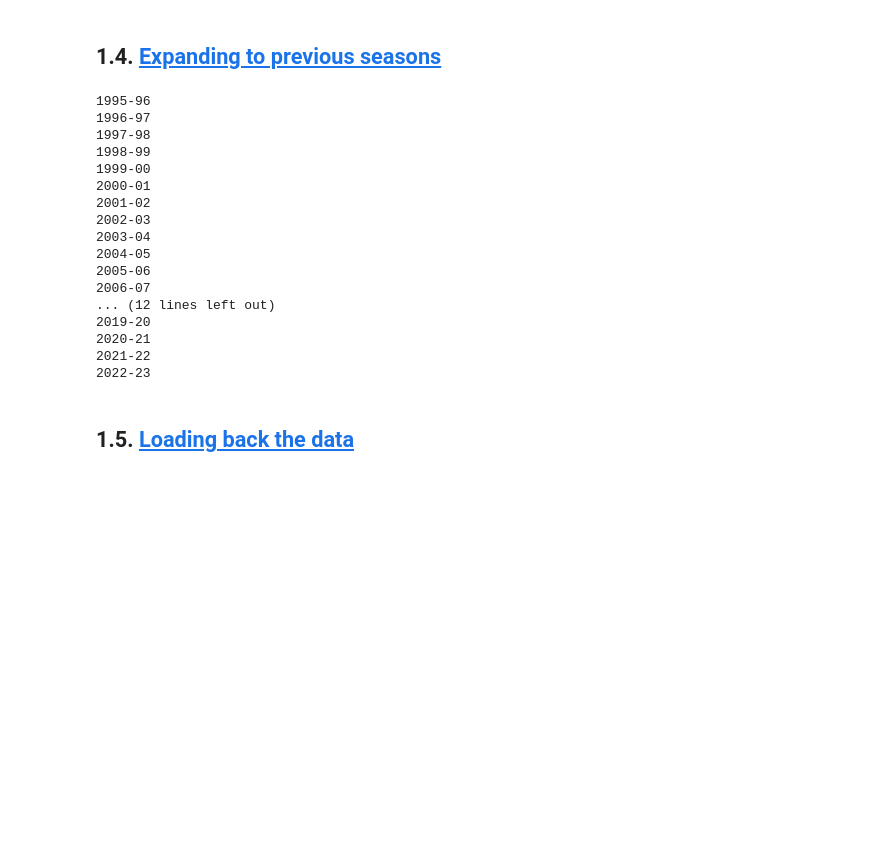
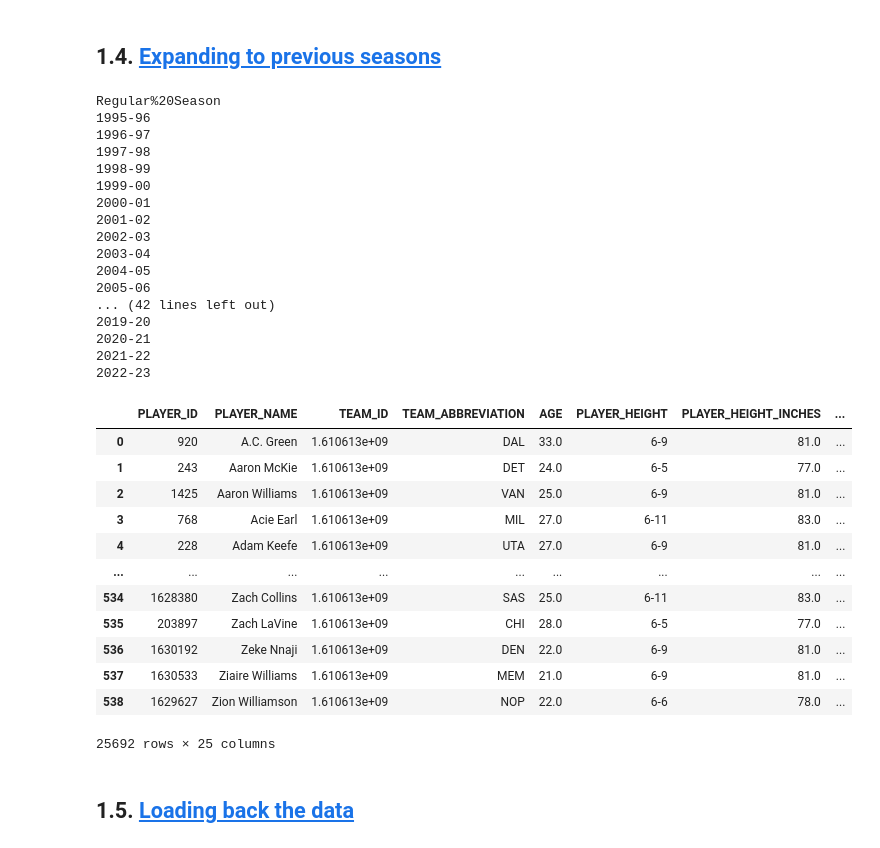
Before and after one commit to brunopiato/NBA_2022-2023, a Jupyter notebook: notebooks/NBA_web_scrapper.ipynb, the cells around one changed output. Drawn from its saved outputs; the diff is of its cells as text; code cells hidden in the pictures; blank space fills up the shorter version.

```diff
--- a/notebooks/NBA_web_scrapper.ipynb
+++ b/notebooks/NBA_web_scrapper.ipynb
@@ -217,31 +270,55 @@ seasons_years = ['1995-96',
                  '2021-22',
                  '2022-23',
 ]
+
+season_types = ['Regular%20Season', 'Playoffs']
 # %%
 df_stats = []
 df_bios = []
+df_hustle = []
 
-for season_id in seasons_years:
-    url_players_stats = 'https://stats.nba.com/stats/leaguedashplayerstats?College=&Conference=&Country=&DateFrom=&DateTo=&Division=&DraftPick=&DraftYear=&GameScope=&GameSegment=&Height=&LastNGames=0&LeagueID=00&Location=&MeasureType=Base&Month=0&OpponentTeamID=0&Outcome=&PORound=0&PaceAdjust=N&PerMode='+per_mode+'&Period=0&PlayerExperience=&PlayerPosition=&PlusMinus=N&Rank=N&Season='+season_id+'&SeasonSegment=&SeasonType=Regular%20Season&ShotClockRange=&StarterBench=&TeamID=0&VsConference=&VsDivision=&Weight='
-    url_players_bios = 'https://stats.nba.com/stats/leaguedashplayerbiostats?College=&Conference=&Country=&DateFrom=&DateTo=&Division=&DraftPick=&DraftYear=&GameScope=&GameSegment=&Height=&LastNGames=0&LeagueID=00&Location=&Month=0&OpponentTeamID=0&Outcome=&PORound=0&PerMode='+per_mode+'&Period=0&PlayerExperience=&PlayerPosition=&Season='+season_id+'&SeasonSegment=&SeasonType=Regular%20Season&ShotClockRange=&StarterBench=&TeamID=0&VsConference=&VsDivision=&Weight='
+for season_type in season_types:
+    print(season_type)
+    for season_id in seasons_years:
+        url_players_stats = 'https://stats.nba.com/stats/leaguedashplayerstats?College=&Conference=&Country=&DateFrom=&DateTo=&Division=&DraftPick=&DraftYear=&GameScope=&GameSegment=&Height=&LastNGames=0&LeagueID=00&Location=&MeasureType=Base&Month=0&OpponentTeamID=0&Outcome=&PORound=0&PaceAdjust=N&PerMode='+per_mode+'&Period=0&PlayerExperience=&PlayerPosition=&PlusMinus=N&Rank=N&Season='+season_id+'&SeasonSegment=&SeasonType=Regular%20Season&ShotClockRange=&StarterBench=&TeamID=0&VsConference=&VsDivision=&Weight='
+        url_players_bios = 'https://stats.nba.com/stats/leaguedashplayerbiostats?College=&Conference=&Country=&DateFrom=&DateTo=&Division=&DraftPick=&DraftYear=&GameScope=&GameSegment=&Height=&LastNGames=0&LeagueID=00&Location=&Month=0&OpponentTeamID=0&Outcome=&PORound=0&PerMode='+per_mode+'&Period=0&PlayerExperience=&PlayerPosition=&Season='+season_id+'&SeasonSegment=&SeasonType=Regular%20Season&ShotClockRange=&StarterBench=&TeamID=0&VsConference=&VsDivision=&Weight='
+        url_players_hustle = 'https://stats.nba.com/stats/leaguehustlestatsplayer?College=&Conference=&Country=&DateFrom=&DateTo=&Division=&DraftPick=&DraftYear=&GameScope=&Height=&LastNGames=0&LeagueID=00&Location=&Month=0&OpponentTeamID=0&Outcome=&PORound=0&PaceAdjust=N&PerMode='+per_mode+'&PlayerExperience=&PlayerPosition=&PlusMinus=N&Rank=N&Season='+season_id+'&SeasonSegment=&SeasonType='+season_type+'&TeamID=0&VsConference=&VsDivision=&Weight='
 
-    response_stats = requests.get(url=url_players_stats, headers=headers).json()
-    players_stats = response_stats['resultSets'][0]['rowSet']
+        # Getting the API requests
+        response_stats = requests.get(url=url_players_stats, headers=headers).json()
+        players_stats = response_stats['resultSets'][0]['rowSet']
 
-    response_bios = requests.get(url=url_players_bios, headers=headers).json()
-    players_bios = response_bios['resultSets'][0]['rowSet']
+        response_bios = requests.get(url=url_players_bios, headers=headers).json()
+        players_bios = response_bios['resultSets'][0]['rowSet']
 
-    players_stats_df = pd.DataFrame(players_stats, columns=columns_stats)
-    players_bios_df = pd.DataFrame(players_bios, columns=columns_bios)
+        response_hustle = requests.get(url=url_players_hustle, headers=headers).json()
+        players_hustle = response_hustle['resultSets'][0]['rowSet']
 
-    players_stats_df['season_id'] = season_id
-    players_bios_df['season_id'] = season_id
+        # Turning the JSON requests into DataFrames
+        players_stats_df = pd.DataFrame(players_stats, columns=columns_stats)
+        players_bios_df = pd.DataFrame(players_bios, columns=columns_bios)
+        players_hustle_df = pd.DataFrame(players_hustle, columns=columns_hustle)
 
-    print(season_id)
+        # Adding the season_id to the DataFrame
+        players_stats_df['season_id'] = season_id
+        players_bios_df['season_id'] = season_id
+        players_hustle_df['season_id'] = season_id
 
-    df_stats.append(players_stats_df)
-    df_bios.append(players_bios_df)
+        # Adding the season_type to the DataFrame
+        players_stats_df['season_type'] = season_type
+        players_bios_df['season_type'] = season_type
+        players_hustle_df['season_type'] = season_type
+
+        # Creating a appended list of lists
+        df_stats.append(players_stats_df)
+        df_bios.append(players_bios_df)
+        df_hustle.append(players_hustle_df)
+
+        # Printing the season
+
+        print(season_id)
 # %% [output]
+Regular%20Season
 1995-96
 1996-97
 1997-98
@@ -253,8 +330,7 @@ for season_id in seasons_years:
 2003-04
 2004-05
 2005-06
-2006-07
-... (12 lines left out)
+... (42 lines left out)
 2019-20
 2020-21
 2021-22
@@ -265 +344,17 @@ df_stats = pd.concat(df_stats, sort=False)
+# %%
+df_bios
+# %% [output]
+|  | PLAYER_ID | PLAYER_NAME | TEAM_ID | TEAM_ABBREVIATION | AGE | PLAYER_HEIGHT | PLAYER_HEIGHT_INCHES | ... |
+| 0 | 920 | A.C. Green | 1.610613e+09 | DAL | 33.0 | 6-9 | 81.0 | ... |
+| 1 | 243 | Aaron McKie | 1.610613e+09 | DET | 24.0 | 6-5 | 77.0 | ... |
+| 2 | 1425 | Aaron Williams | 1.610613e+09 | VAN | 25.0 | 6-9 | 81.0 | ... |
+| 3 | 768 | Acie Earl | 1.610613e+09 | MIL | 27.0 | 6-11 | 83.0 | ... |
+| 4 | 228 | Adam Keefe | 1.610613e+09 | UTA | 27.0 | 6-9 | 81.0 | ... |
+| ... | ... | ... | ... | ... | ... | ... | ... | ... |
+| 534 | 1628380 | Zach Collins | 1.610613e+09 | SAS | 25.0 | 6-11 | 83.0 | ... |
+| 535 | 203897 | Zach LaVine | 1.610613e+09 | CHI | 28.0 | 6-5 | 77.0 | ... |
+| 536 | 1630192 | Zeke Nnaji | 1.610613e+09 | DEN | 22.0 | 6-9 | 81.0 | ... |
+| 537 | 1630533 | Ziaire Williams | 1.610613e+09 | MEM | 21.0 | 6-9 | 81.0 | ... |
+| 538 | 1629627 | Zion Williamson | 1.610613e+09 | NOP | 22.0 | 6-6 | 78.0 | ... |
+25692 rows × 25 columns
 # %%
```
Also changed, not shown: parts of 8 cells of this notebook, 4 other files.
